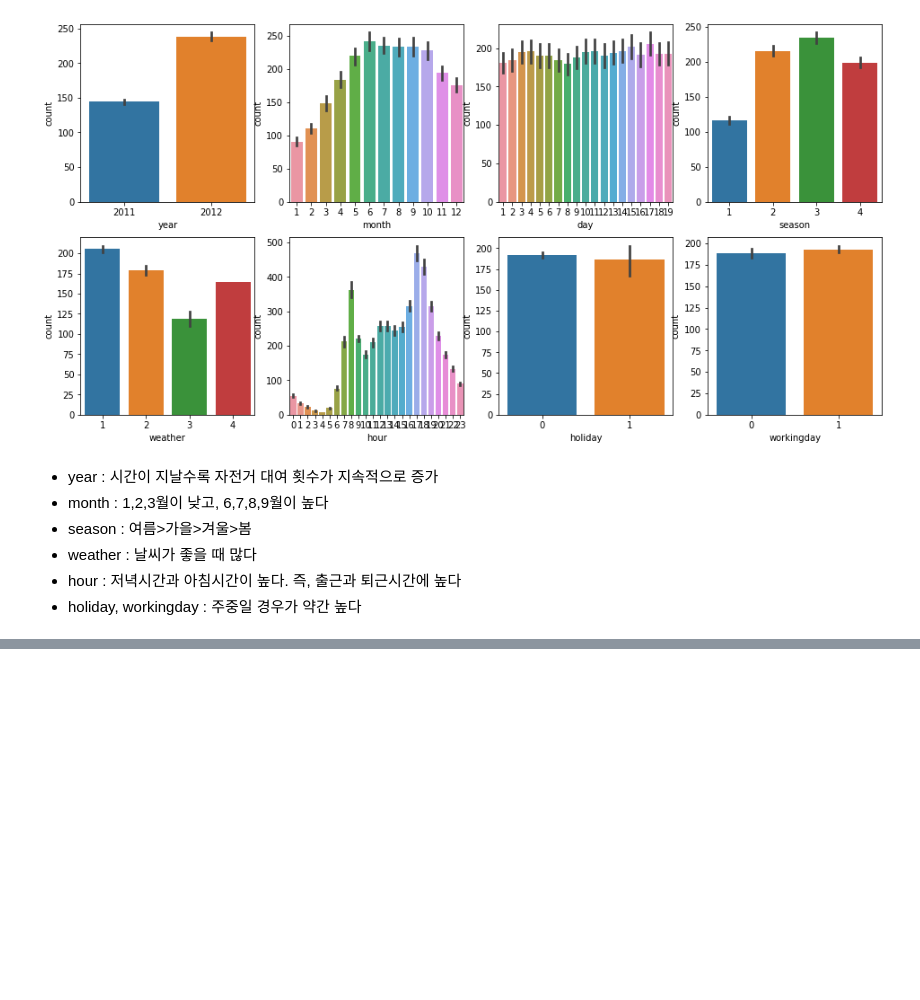
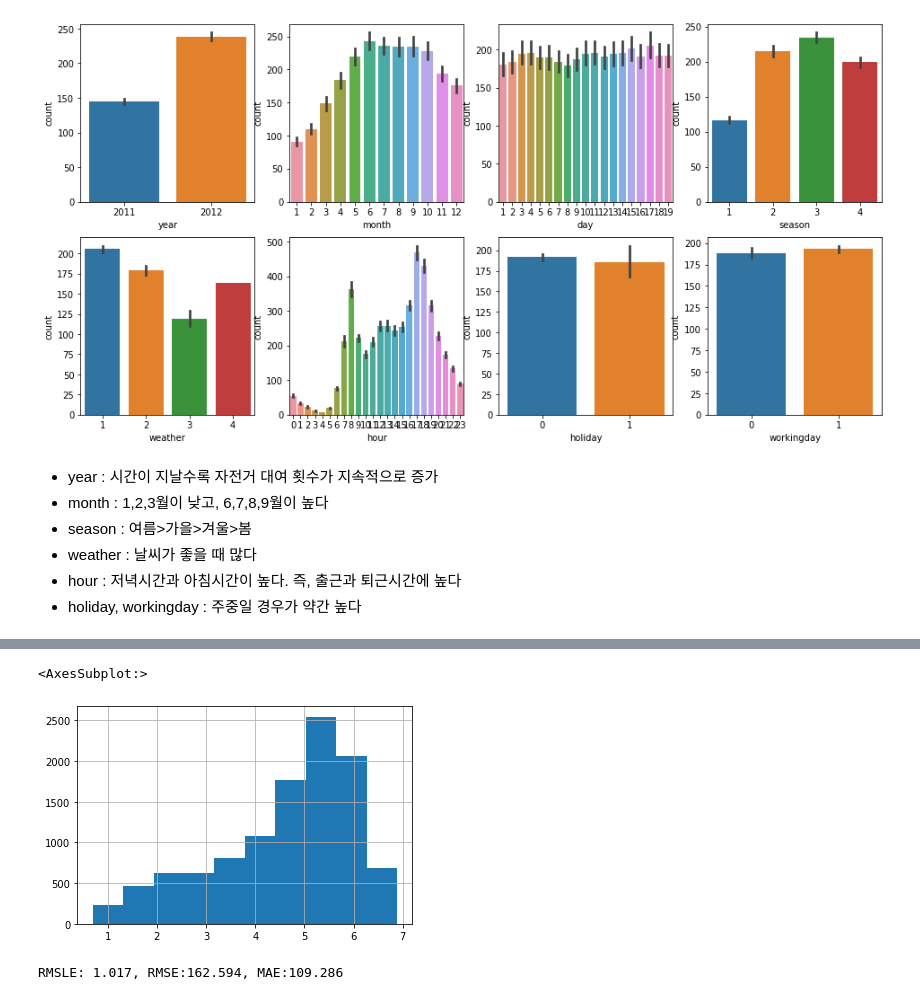
Before and after one commit to Jung-jieun/guide, a Jupyter notebook: bike-sharing-demand/회귀 실습.ipynb, the cells around one changed output, grey strips where cells are left out. Drawn from its saved outputs; the diff is of its cells as text; code cells hidden in the pictures; blank space fills up the shorter version.

```diff
--- a/bike-sharing-demand/회귀 실습.ipynb
+++ b/bike-sharing-demand/회귀 실습.ipynb
@@ -142,0 +200,23 @@ from sklearn.metrics import mean_squared_error, mean_absolute_error
+# %%
+y_log_transform = np.log1p(y_target)
+y_log_transform.hist()
+# %% [output]
+<AxesSubplot:>
+[figure, added]
+# %%
+y_target_log = np.log1p(y_target)
+
+X_train, X_test, y_train, y_test = train_test_split(X_features, y_target_log, test_size=0.3, random_state=0)
+
+lr_reg = LinearRegression()
+lr_reg.fit(X_train, y_train)
+pred = lr_reg.predict(X_test)
+
+# 테스트 데이터 세트의 Target 값은 로그 변환됐으므로 다시 expm1을 이용해 원래 스케일로 변환
+y_test_exp = np.expm1(y_test)
+
+pred_exp = np.expm1(pred)
+
+evaluate_regr(y_test_exp, pred_exp)
+# %% [output]
+RMSLE: 1.017, RMSE:162.594, MAE:109.286
```
Also changed, not shown: parts of 10 cells of this notebook.
